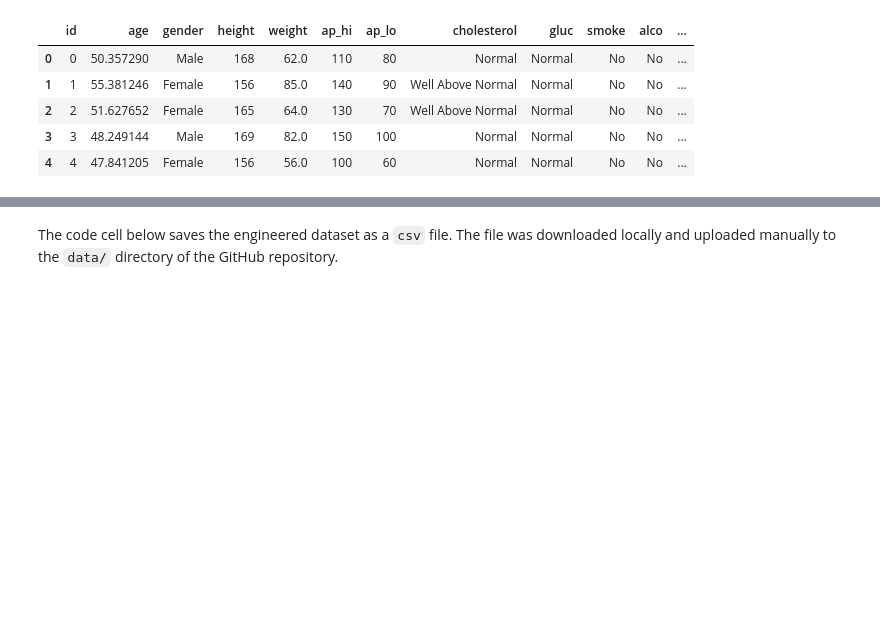
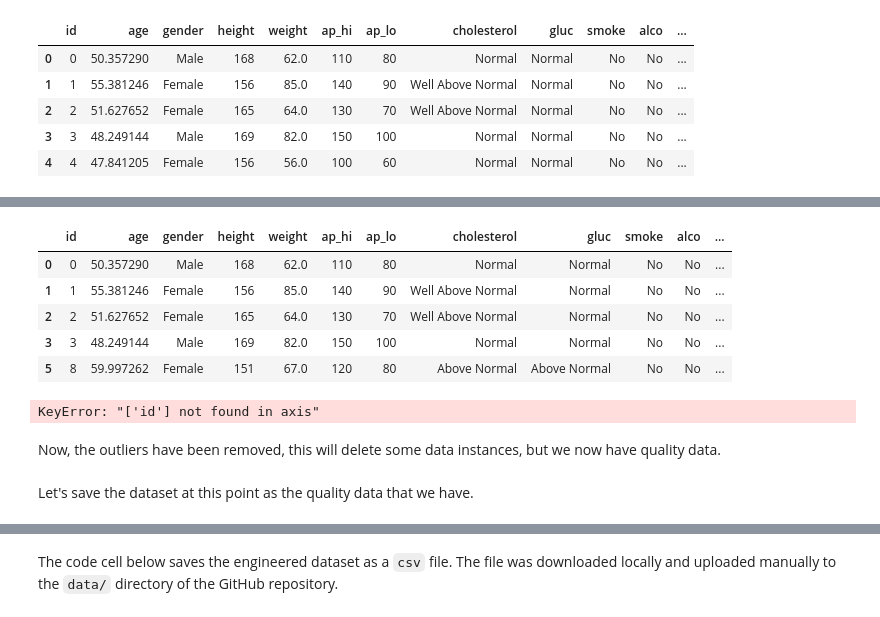
Before and after one commit to mobadara/cardiovascular-disease-risk-prediction, a Jupyter notebook: notebooks/feature-engineering.ipynb, the cells around one changed output, grey strips where cells are left out. Cells and saved outputs as stored; diff of their text form; code cells hidden in the pictures; blank space fills up the shorter version.

```diff
--- a/notebooks/feature-engineering.ipynb
+++ b/notebooks/feature-engineering.ipynb
@@ -214,0 +246,22 @@ df.head()
+# %%
+df = remove_outliers_iqr(df, df.select_dtypes(include=np.number).drop('id', axis=1).columns)
+df.head()
+# %% [output]
+|  | id | age | gender | height | weight | ap_hi | ap_lo | cholesterol | gluc | smoke | alco | ... |
+| 0 | 0 | 50.357290 | Male | 168 | 62.0 | 110 | 80 | Normal | Normal | No | No | ... |
+| 1 | 1 | 55.381246 | Female | 156 | 85.0 | 140 | 90 | Well Above Normal | Normal | No | No | ... |
+| 2 | 2 | 51.627652 | Female | 165 | 64.0 | 130 | 70 | Well Above Normal | Normal | No | No | ... |
+| 3 | 3 | 48.249144 | Male | 169 | 82.0 | 150 | 100 | Normal | Normal | No | No | ... |
+| 5 | 8 | 59.997262 | Female | 151 | 67.0 | 120 | 80 | Above Normal | Above Normal | No | No | ... |
+# %%
+ax = df.select_dtypes(include=np.number).drop('id', axis=1).plot(kind='box', figsize=(10, 10))
+ax.set_title('Boxplot of Numerical Features')
+ax.set_xlabel('Features')
+ax.set_ylabel('Values')
+plt.show()
+# %% [output]
+KeyError: "['id'] not found in axis"
+# %% [markdown]
+Now, the outliers have been removed, this will delete some data instances, but we now have quality data.
+# %% [markdown]
+Let's save the dataset at this point as the quality data that we have.
```
Also changed, not shown: parts of 12 cells of this notebook.
